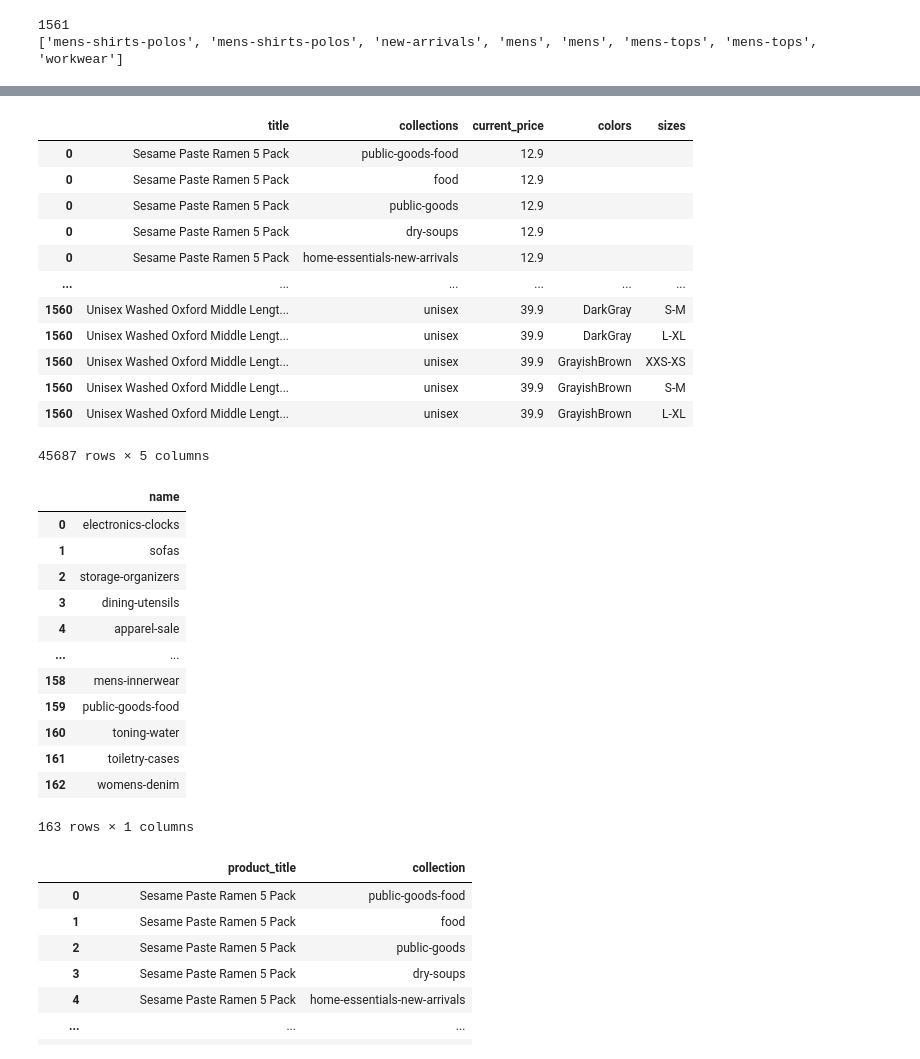
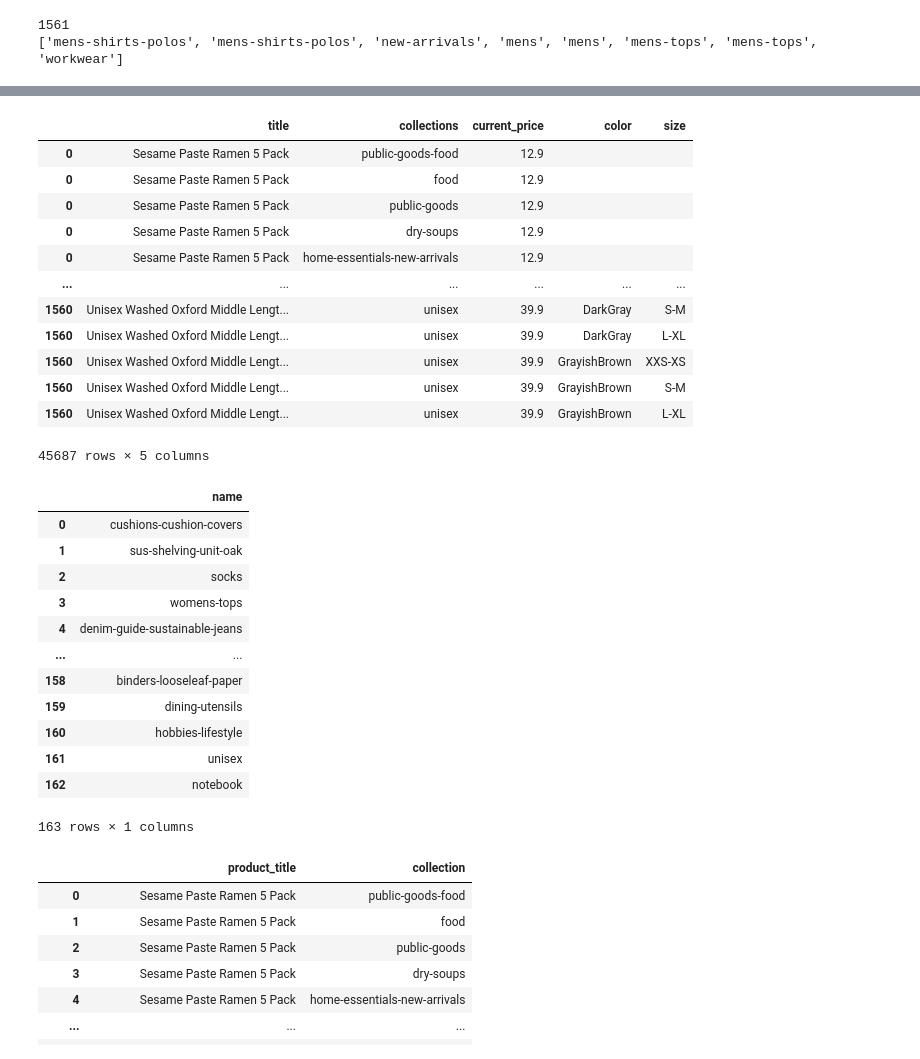
Before and after one commit to dauinh/enterprise_db, a Jupyter notebook: data/clean.ipynb, the cells around one changed output, grey strips where cells are left out. Saved outputs shown, nothing was run; the diff lists cells and outputs as text; code cells hidden in the pictures.

```diff
--- a/data/clean.ipynb
+++ b/data/clean.ipynb
@@ -97,6 +97,6 @@ for i, row in new_df.iterrows():
         data.append([title, item_map[title], price, colors, sizes])
         visited.add(title)
 
-filtered_df = pd.DataFrame(data, columns=['title', 'collections', 'current_price', 'colors', 'sizes'])
+filtered_df = pd.DataFrame(data, columns=['title', 'collections', 'current_price', 'color', 'size'])
 filtered_df
 # %% [output]
@@ -119,20 +119,20 @@ filtered_df['current_price'] = filtered_df['current_price'].str.replace('$', '')
 filtered_df = filtered_df.astype({'current_price': 'float64'})
 
 # Convert colors and sizes type to list
-filtered_df['colors'] = filtered_df['colors'].replace(r'[\s+\[\]\'+]', '', regex=True)
-filtered_df['colors'] = filtered_df['colors'].str.split(',')
-filtered_df['sizes'] = filtered_df['sizes'].replace(r'[\s+\[\]\'+]', '', regex=True)
-filtered_df['sizes'] = filtered_df['sizes'].str.split(',')
+filtered_df['color'] = filtered_df['color'].replace(r'[\s+\[\]\'+]', '', regex=True)
+filtered_df['color'] = filtered_df['color'].str.split(',')
+filtered_df['size'] = filtered_df['size'].replace(r'[\s+\[\]\'+]', '', regex=True)
+filtered_df['size'] = filtered_df['size'].str.split(',')
 # %%
 # Normalize colors and sizes
-normalized_df = filtered_df.explode('colors')
-normalized_df = normalized_df.explode('sizes')
+normalized_df = filtered_df.explode('color')
+normalized_df = normalized_df.explode('size')
 
 # Normalize collections
 normalized_df = normalized_df.explode('collections')
 normalized_df
 # %% [output]
-|  | title | collections | current_price | colors | sizes |
+|  | title | collections | current_price | color | size |
 | 0 | Sesame Paste Ramen 5 Pack | public-goods-food | 12.9 |  |  |
 | 0 | Sesame Paste Ramen 5 Pack | food | 12.9 |  |  |
 | 0 | Sesame Paste Ramen 5 Pack | public-goods | 12.9 |  |  |
@@ -166,17 +166,17 @@ belongs_df = belongs_df.drop_duplicates()
 collection_df
 # %% [output]
 |  | name |
-| 0 | electronics-clocks |
-| 1 | sofas |
-| 2 | storage-organizers |
-| 3 | dining-utensils |
-| 4 | apparel-sale |
+| 0 | cushions-cushion-covers |
+| 1 | sus-shelving-unit-oak |
+| 2 | socks |
+| 3 | womens-tops |
+| 4 | denim-guide-sustainable-jeans |
 | ... | ... |
-| 158 | mens-innerwear |
-| 159 | public-goods-food |
-| 160 | toning-water |
-| 161 | toiletry-cases |
-| 162 | womens-denim |
+| 158 | binders-looseleaf-paper |
+| 159 | dining-utensils |
+| 160 | hobbies-lifestyle |
+| 161 | unisex |
+| 162 | notebook |
 163 rows × 1 columns
 # %%
 belongs_df
```
Also changed, not shown: parts of 4 cells of this notebook, 3 other files.
